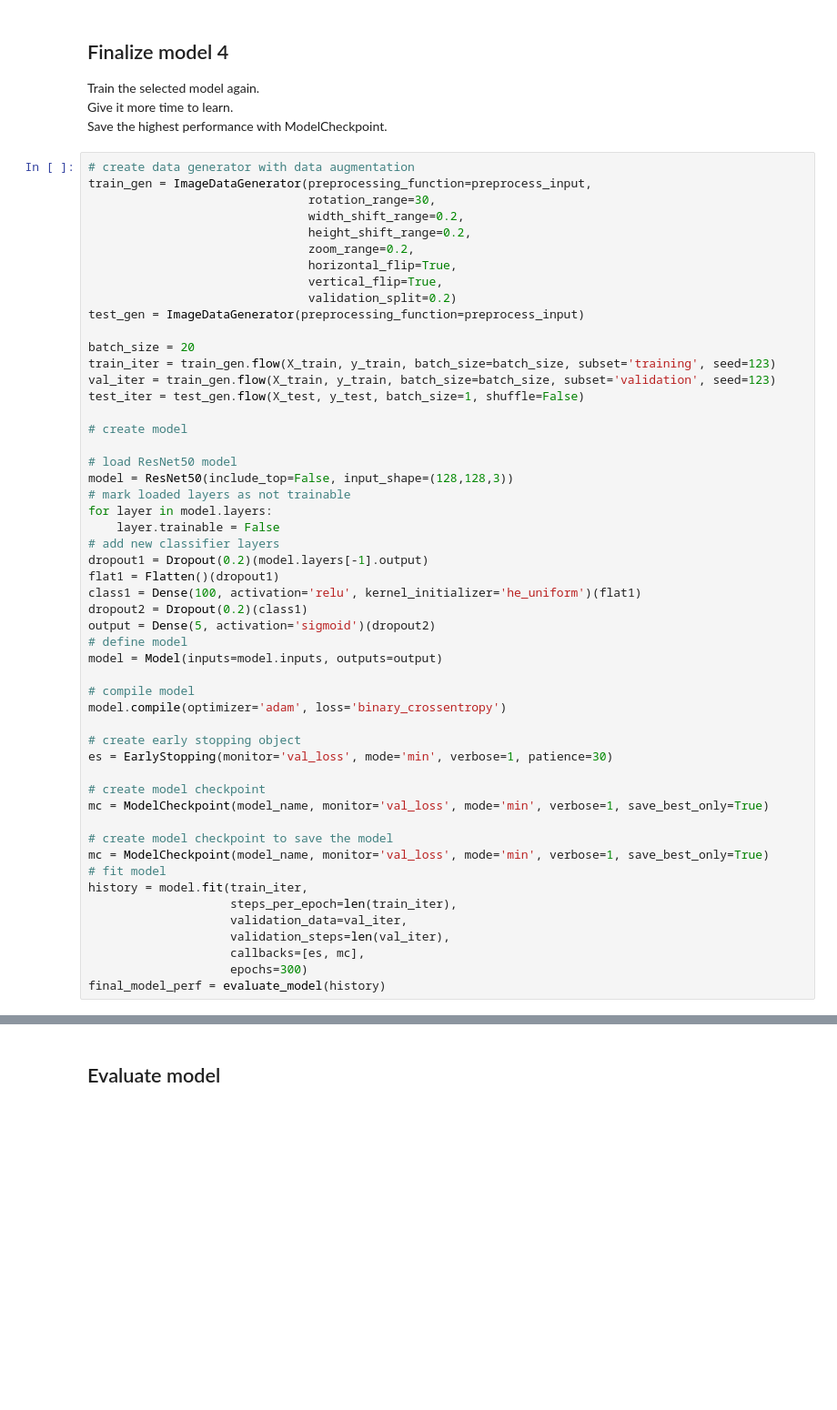
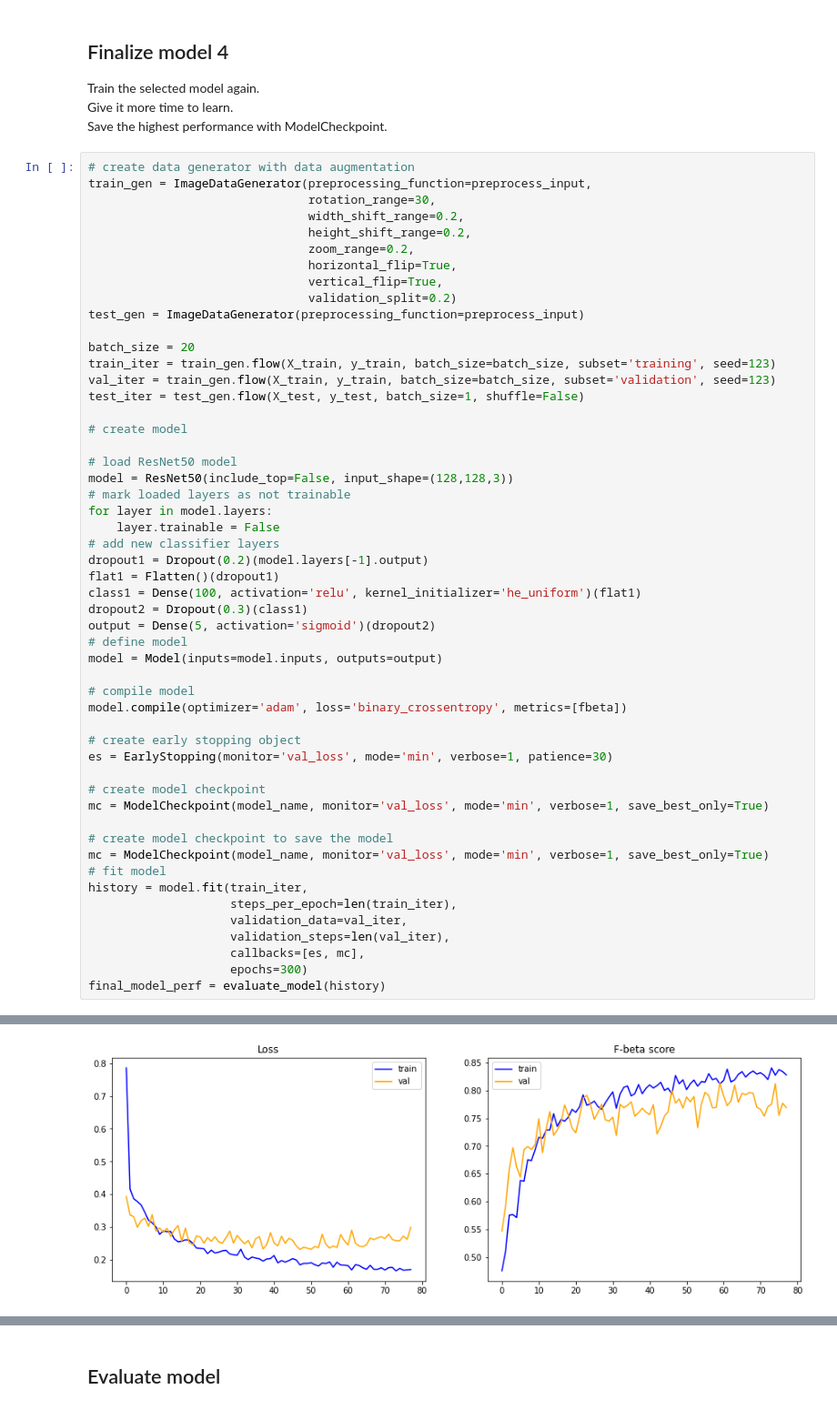
Before and after one commit to WoradeeKongthong/nature_multilabel_image_classification, a Jupyter notebook: 04_pretrained_ResNet50.ipynb, the cells around one changed output, grey strips where cells are left out. Shown at 91% size. Saved outputs shown, nothing was run; the diff lists cells and outputs as text; blank space fills up the shorter version.

```diff
--- a/04_pretrained_ResNet50.ipynb
+++ b/04_pretrained_ResNet50.ipynb
@@ -623,13 +625,13 @@ for layer in model.layers:
 dropout1 = Dropout(0.2)(model.layers[-1].output)
 flat1 = Flatten()(dropout1)
 class1 = Dense(100, activation='relu', kernel_initializer='he_uniform')(flat1)
-dropout2 = Dropout(0.2)(class1)
+dropout2 = Dropout(0.3)(class1)
 output = Dense(5, activation='sigmoid')(dropout2)
 # define model
 model = Model(inputs=model.inputs, outputs=output)
 
 # compile model
-model.compile(optimizer='adam', loss='binary_crossentropy')
+model.compile(optimizer='adam', loss='binary_crossentropy', metrics=[fbeta])
 
 # create early stopping object
 es = EarlyStopping(monitor='val_loss', mode='min', verbose=1, patience=30)
@@ -667,0 +674 @@ Epoch 00064: early stopping
+[figure, added]
```
Also changed, not shown: parts of 12 cells of this notebook.
